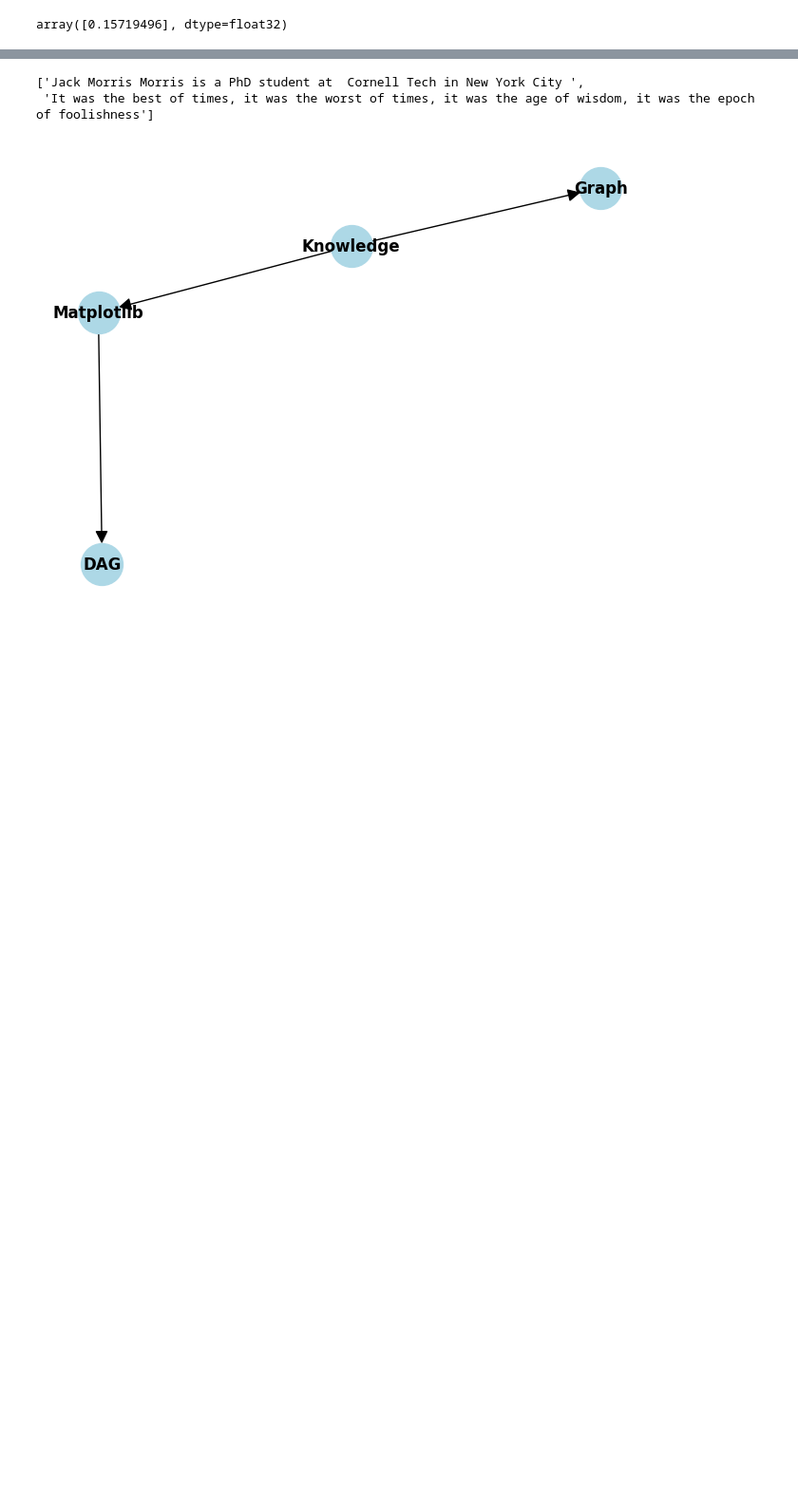
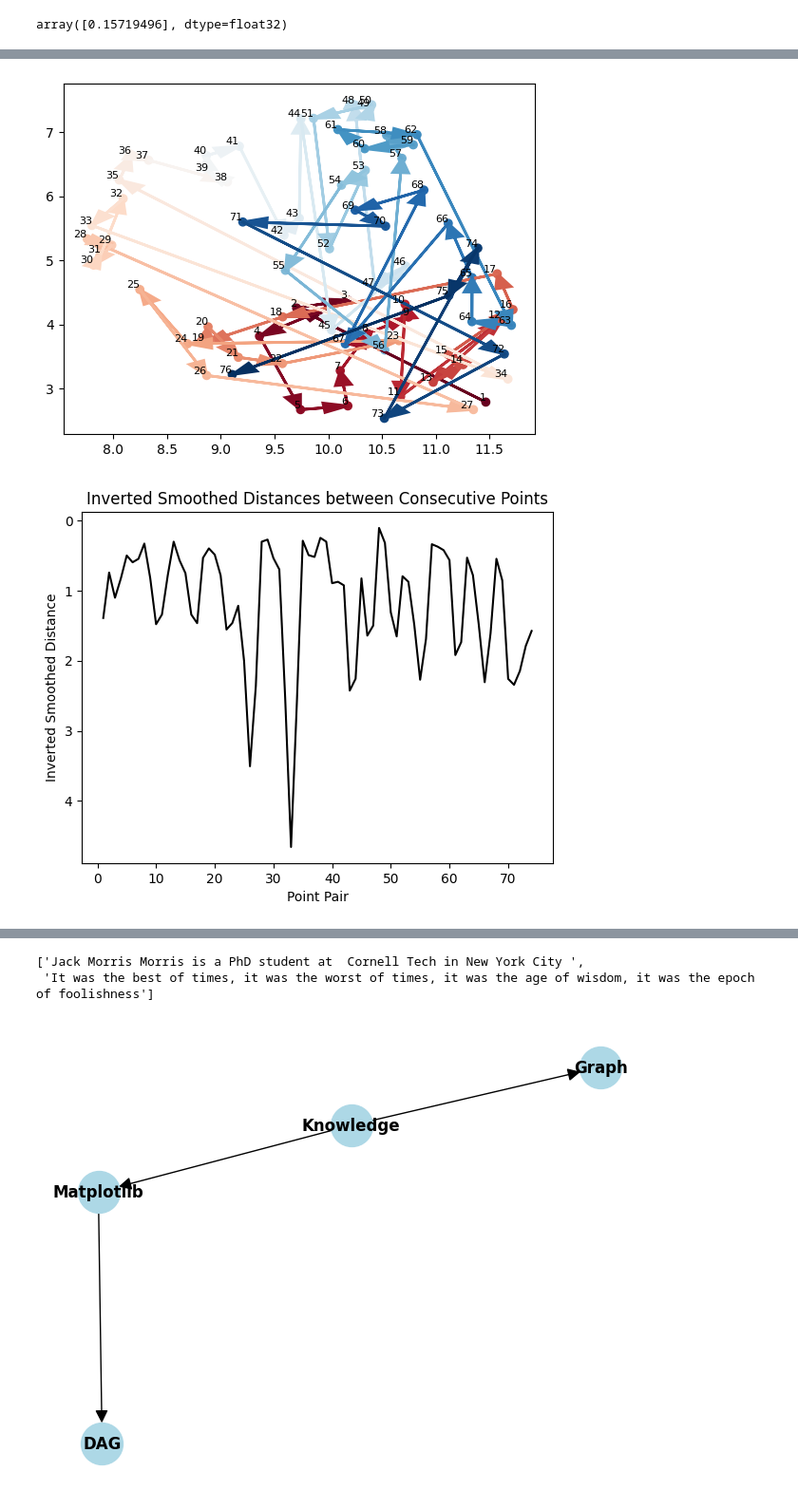
Before and after one commit to MikoAL/Lucid, a Jupyter notebook: Random/cross_encoder_experiment.ipynb, the cells around one changed output, grey strips where cells are left out. Shown at 95% size. Saved outputs shown, nothing was run; the diff lists cells and outputs as text; code cells hidden in the pictures; blank space fills up the shorter version.

```diff
--- a/Random/cross_encoder_experiment.ipynb
+++ b/Random/cross_encoder_experiment.ipynb
@@ -4,5 +1,5 @@ model = CrossEncoder("cross-encoder/stsb-distilroberta-base")
 # %%
 from guidance import models, gen, select
 import guidance
-language_model = 'TheBloke/CapybaraHermes-2.5-Mistral-7B-GPTQ'
+language_model = 'macadeliccc/laser-dolphin-mixtral-4x7b-dpo-AWQ'
 lm = models.Transformers(language_model, device_map="cuda", echo=False)
@@ -137,34 +178,37 @@ def moving_average(data, window_size):
 the_array = reducer.transform(summary_embeddings)
 x_array = [point[0] for point in the_array]
 y_array = [point[1] for point in the_array]
 
 plt.scatter(x_array, y_array, c=range(len(x_array)), cmap='RdBu')
 
 # Annotate each point with its number
 for i, (x, y) in enumerate(zip(x_array, y_array)):
     plt.text(x, y, str(i + 1), fontsize=8, ha='right', va='bottom')
 
 # Add lines and arrows indicating the directions with color gradient
 colors = plt.cm.RdBu(np.linspace(0, 1, len(x_array) - 1))  # Generate a gradient from red to blue
 
 for i in range(len(x_array) - 1):
     plt.arrow(x_array[i], y_array[i], x_array[i + 1] - x_array[i], y_array[i + 1] - y_array[i],
               color=colors[i], shape='full', lw=2, length_includes_head=True, head_width=0.15)
 
 # Plot the distances between consecutive points
 distances = [calculate_distance((x_array[i], y_array[i]), (x_array[i + 1], y_array[i + 1]))
              for i in range(len(x_array) - 1)]
 
 # Apply moving average to smooth the distances
-smoothed_distances = moving_average(distances, 5)
+smoothed_distances = moving_average(distances, 2)
 
 plt.figure()
 plt.gca().invert_yaxis()  # Invert the y-axis
 plt.plot(range(1, len(smoothed_distances) + 1), smoothed_distances, linestyle='-', color='black')
 plt.xlabel('Point Pair')
 plt.ylabel('Inverted Smoothed Distance')
 plt.title('Inverted Smoothed Distances between Consecutive Points')
 plt.show()
+# %% [output]
+[figure, added]
+[figure, added]
 # %%
 result_list = model.predict([[summary_list[i], summary_list[i+1]] for i in range(len(summary_list)-1)])
 # %%
```
Also changed, not shown: parts of 13 cells of this notebook, 5 other files.
